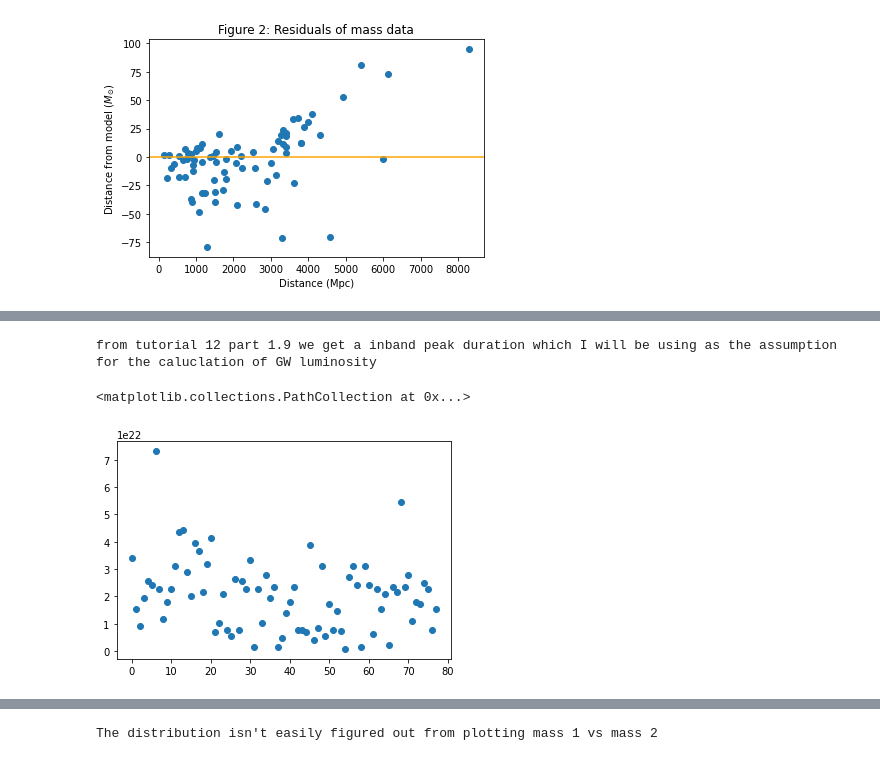
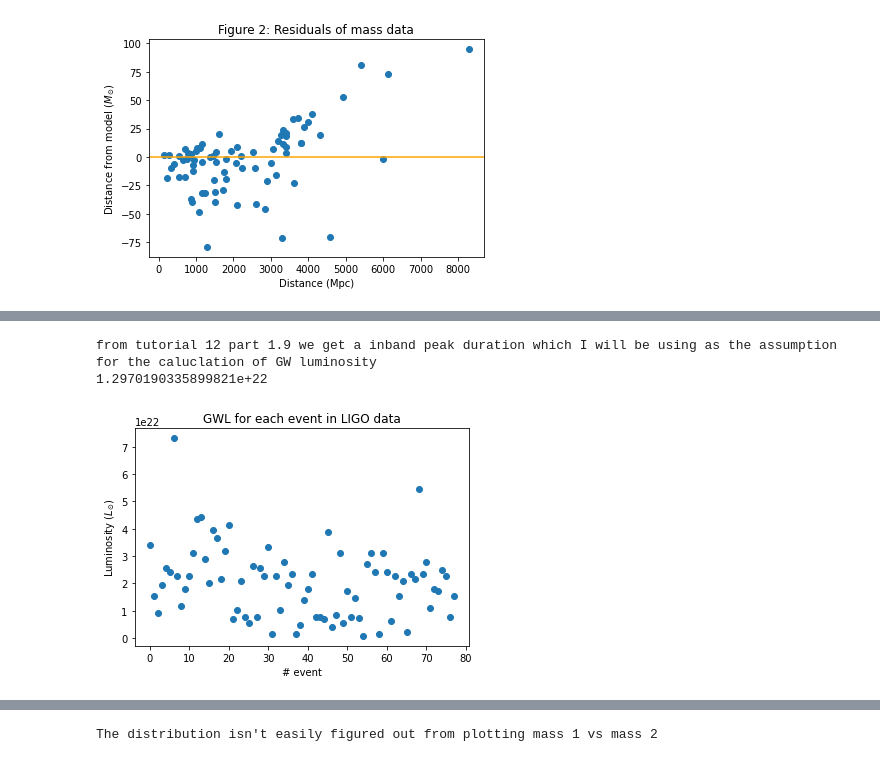
Before and after one commit to thor-ium/LIGO-Data-Analysis, a Jupyter notebook: Final_Project_thbr2284.ipynb, the cells around one changed output, grey strips where cells are left out. Drawn from its saved outputs; the diff is of its cells as text; code cells hidden in the pictures.

```diff
--- a/Final_Project_thbr2284.ipynb
+++ b/Final_Project_thbr2284.ipynb
@@ -101,19 +107,21 @@ The average fraction of mass converted to GWs is 0.043 and the spread, or standa
 # %%
 # 4.
 m_tot = ligo["total_mass_source"].to_numpy()
 m_fin = ligo["final_mass_source"].to_numpy()
 dM = (m_tot - m_fin) * u.M_sun
 E = dM * co.c ** 2
 E = [i.decompose() for i in E]
 duration = 0.06 * u.second
 gwL = [(i / duration).to('L_sun') for i in E]
+
 gwL_plotting = [i.value for i in gwL]
 print("from tutorial 12 part 1.9 we get a inband peak duration which I will be using as the assumption for the caluclation of GW luminosity")
 plt.scatter(range(len(gwL)), gwL_plotting)
-plt.title("Gravitational Wave Luminosity for each event in LIGO data")
+plt.title("GWL for each event in LIGO data")
 plt.xlabel("# event")
-plt.ylabel(r"Luminosity ($L_{\odot}$)")
+plt.ylabel(r"Luminosity ($L_{\odot}$)");
+print(np.array(gwL_plotting).std())
 # %% [output]
 from tutorial 12 part 1.9 we get a inband peak duration which I will be using as the assumption for the caluclation of GW luminosity
+1.2970190335899821e+22
-<matplotlib.collections.PathCollection at 0x...>
-[figure, old version]
+[figure, new version]
```
Also changed, not shown: parts of 7 cells of this notebook, 13 other files.
